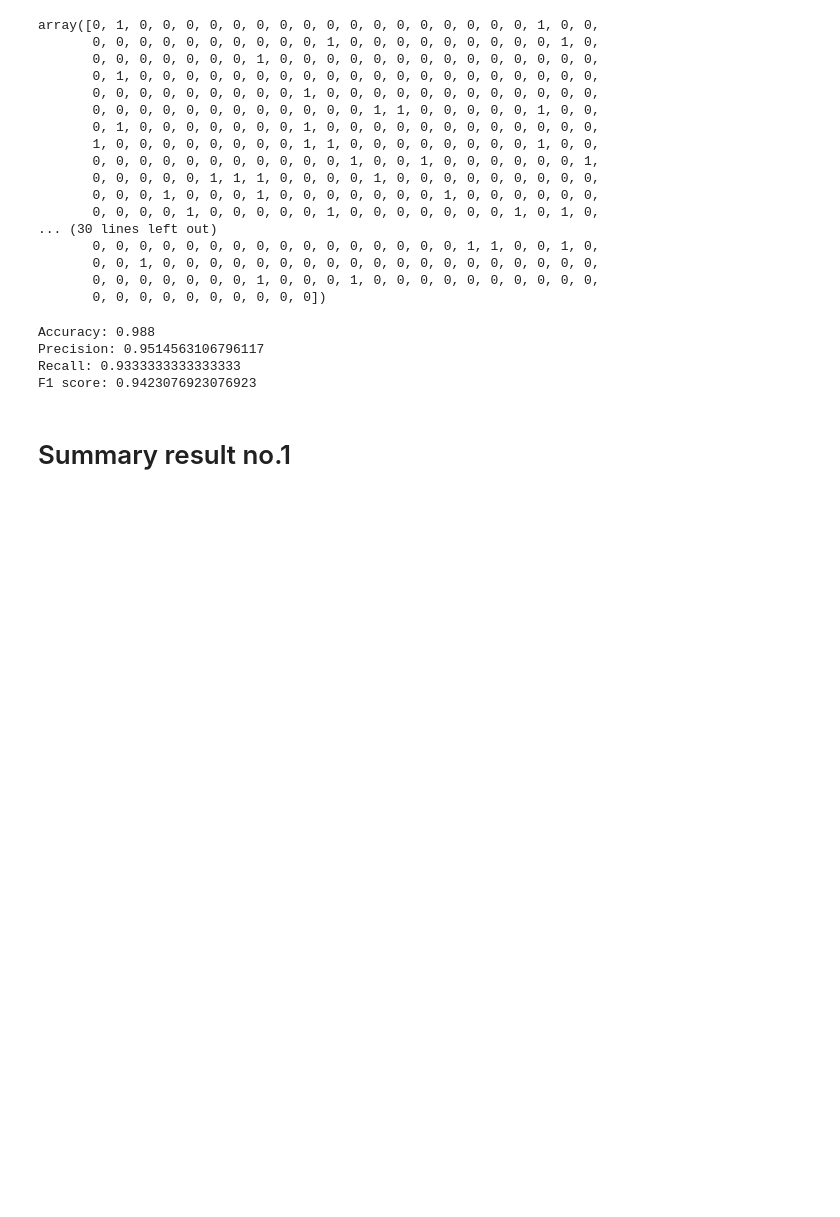
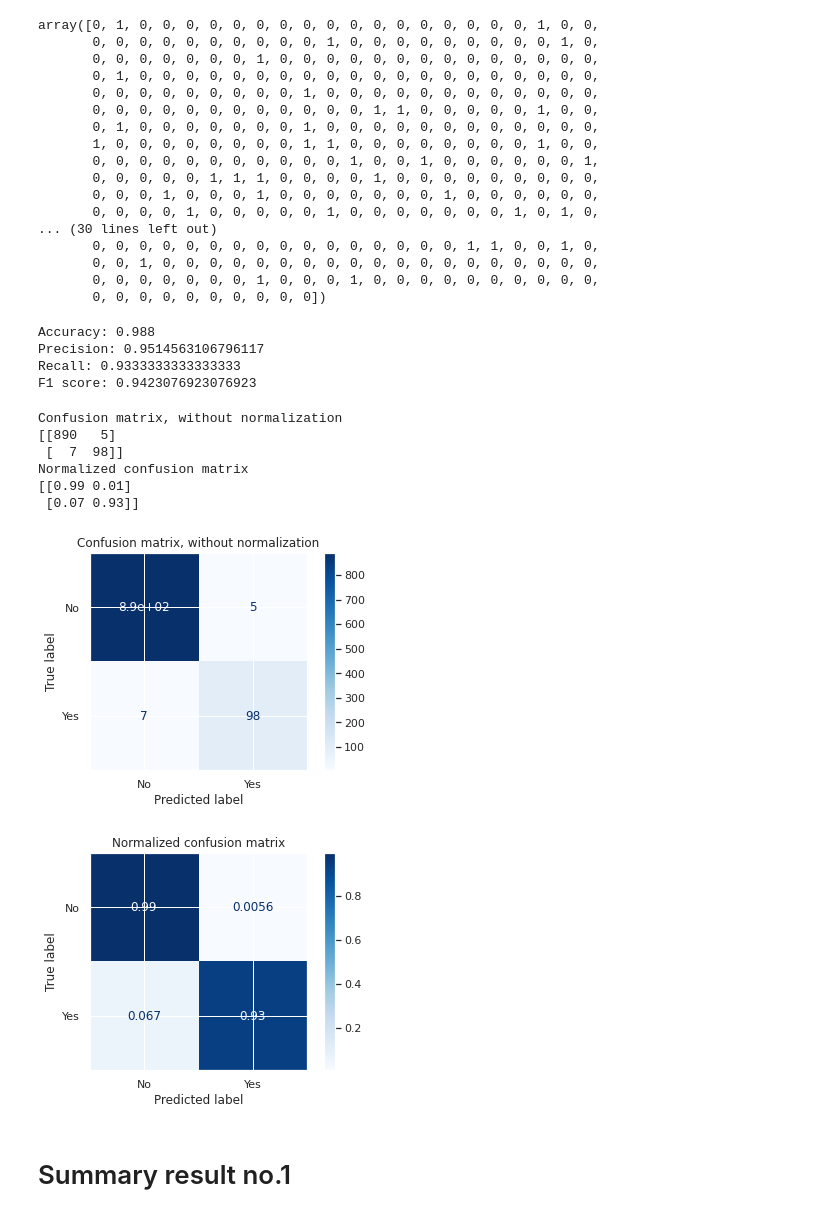
Before and after one commit to susannoo123/CS115, a Jupyter notebook: SVM_final.ipynb, the cells around one changed output. Saved outputs shown, nothing was run; the diff lists cells and outputs as text; code cells hidden in the pictures; blank space fills up the shorter version.

```diff
--- a/SVM_final.ipynb
+++ b/SVM_final.ipynb
@@ -459,6 +459,17 @@ Accuracy: 0.988
 Precision: 0.9514563106796117
 Recall: 0.9333333333333333
 F1 score: 0.9423076923076923
+# %%
+plotConfusionMatrix(dtc)
+# %% [output]
+Confusion matrix, without normalization
+[[890   5]
+ [  7  98]]
+Normalized confusion matrix
+[[0.99 0.01]
+ [0.07 0.93]]
+[figure, added]
+[figure, added]
 # %% [markdown]
 # Summary result no.1
 # %%
```
Also changed, not shown: parts of 31 cells of this notebook.
